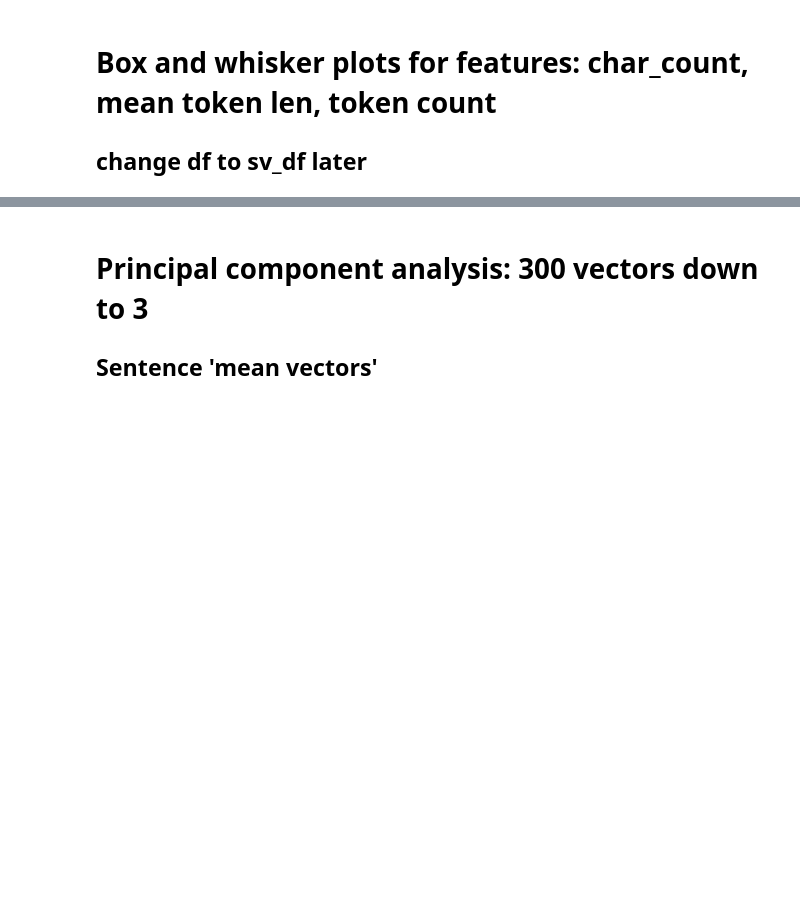
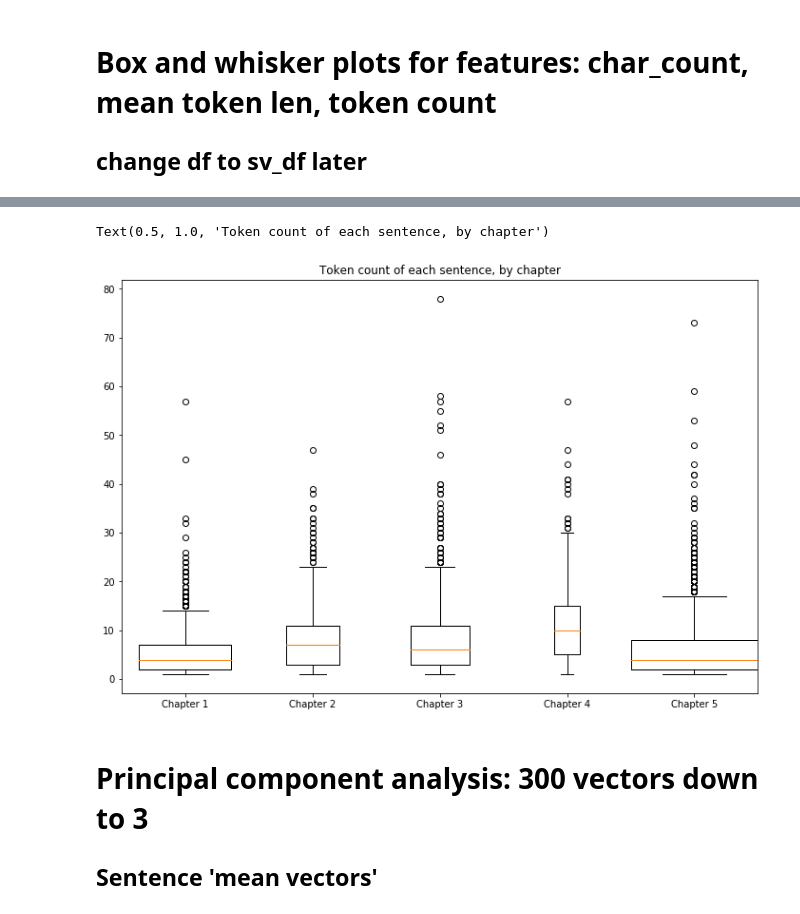
Before and after one commit to ssrosa/dsc-4-final-project-online-ds-pt-100118, a Jupyter notebook: student.ipynb, the cells around one changed output, grey strips where cells are left out. Saved outputs shown, nothing was run; the diff lists cells and outputs as text; code cells hidden in the pictures; blank space fills up the shorter version.

```diff
--- a/student.ipynb
+++ b/student.ipynb
@@ -277,14 +284,17 @@ plt.title('Mean token length for each sentence, by chapter')
 # %%
 fig = plt.figure(figsize = (12, 8))
-plt.boxplot([df1['token_count'],
-             df2['token_count'],
-             df3['token_count'],
-             df4['token_count'],
-             df5['token_count']
+plt.boxplot([sv_df1['token_count'],
+             sv_df2['token_count'],
+             sv_df3['token_count'],
+             sv_df4['token_count'],
+             sv_df5['token_count']
             ],
             labels = box_labels,
             widths = box_widths)
 plt.title('Token count of each sentence, by chapter')
+# %% [output]
+Text(0.5, 1.0, 'Token count of each sentence, by chapter')
+[figure, added]
 # %%
 #Observations from box plots: Chapter 4 has longer character counts of its sentences
 #and longer token counts (lengths of its words)
```
Also changed, not shown: parts of 50 cells of this notebook.
